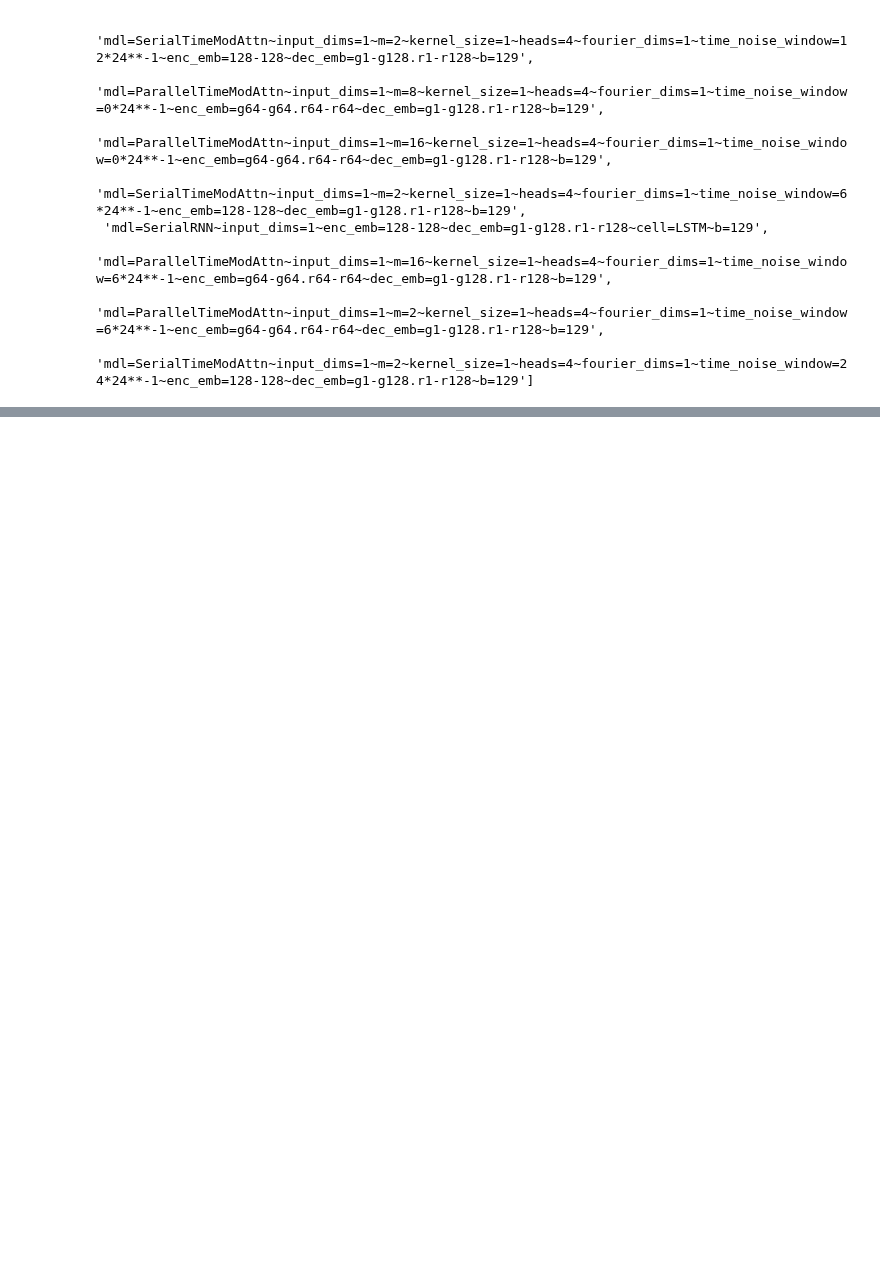
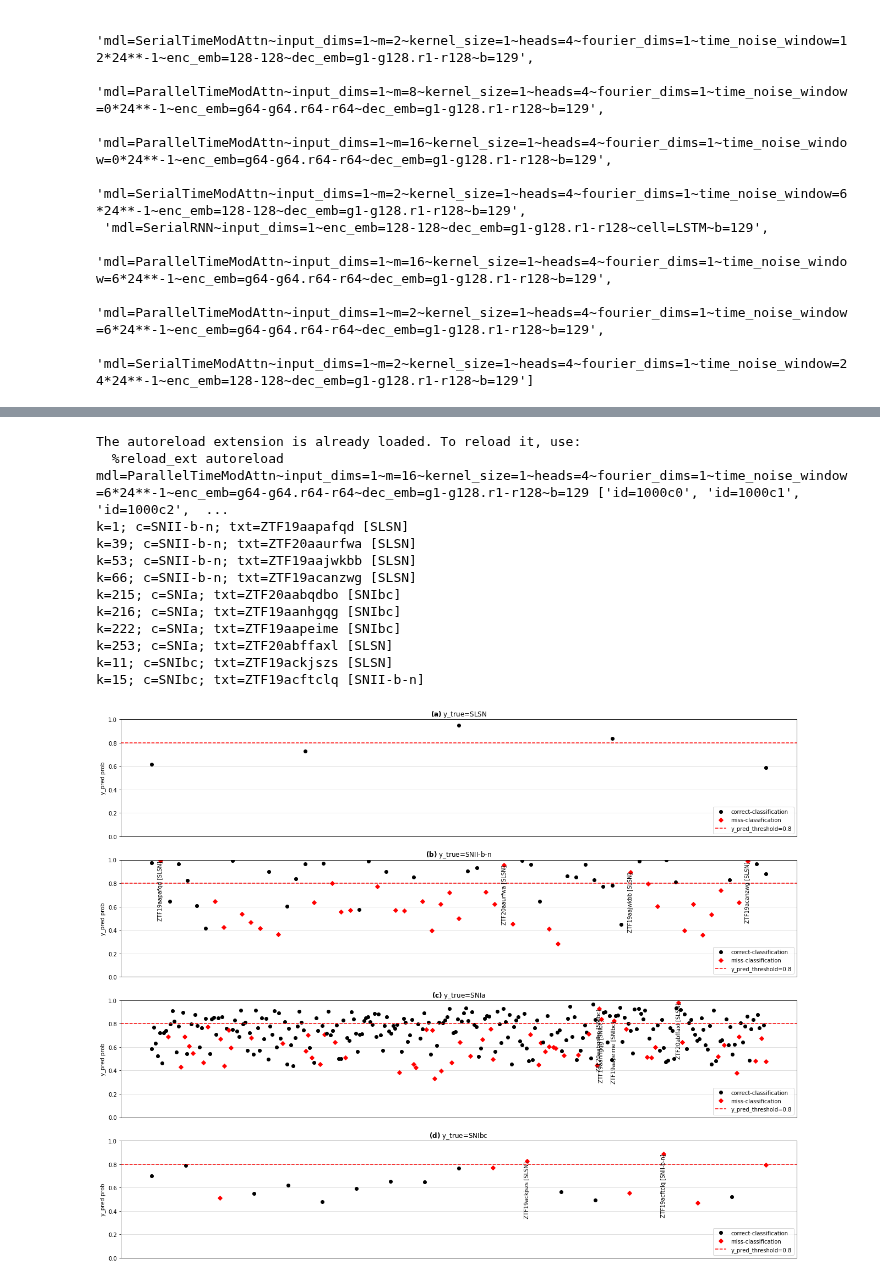
Before and after one commit to opimentel-github/astro-lightcurves-classifier, a Jupyter notebook: experiments/missclassifications.ipynb, the cells around one changed output, grey strips where cells are left out. Drawn from its saved outputs; the diff is of its cells as text; code cells hidden in the pictures; blank space fills up the shorter version.

Commit message:
it's fine

```diff
--- a/experiments/missclassifications.ipynb
+++ b/experiments/missclassifications.ipynb
@@ -80,0 +43,50 @@ mdl=ParallelTimeModAttn~input_dims=1~m=16~kernel_size=1~heads=4~fourier_dims=1~t
+# %%
+%load_ext autoreload
+%autoreload 2
+import numpy as np
+import fuzzytools.files as ftfiles
+from fuzzytools.datascience import missclassifications
+import matplotlib.pyplot as plt
+
+model_name = 'mdl=ParallelTimeModAttn~input_dims=1~m=16~kernel_size=1~heads=4~fourier_dims=1~time_noise_window=6*24**-1~enc_emb=g64-g64.r64-r64~dec_emb=g1-g128.r1-r128~b=129'
+
+rootdir = '../save'
+train_mode = 'fine-tuning'
+load_roodir = f'{rootdir}/{model_name}/{train_mode}/performance/{cfilename}'
+files, files_ids = ftfiles.gather_files_by_kfold(load_roodir, kf, lcset_name,
+    fext='d',
+    disbalanced_kf_mode='ignore', # error oversampling
+    )
+print(f'{model_name} {files_ids}({len(files_ids)}#)')
+file = files[0]
+days = file()['days']
+days_predictions = file()['days_predictions'][days[-1]]
+y_pred_p = days_predictions['y_pred_p']
+y_true = days_predictions['y_true']
+class_names = file()['class_names']
+obj_ids = file()['lcobj_names']
+
+missclassifications.plot_missclassification_map(y_pred_p, y_true, class_names,
+    obj_ids=obj_ids,
+    pred_prob_th=.8, # None .5
+    fontsize=10,
+    figsize=(22,18),
+    legend_loc='lower right',
+    verbose=1,
+    )
+plt.show()
+# %% [output]
+The autoreload extension is already loaded. To reload it, use:
+  %reload_ext autoreload
+mdl=ParallelTimeModAttn~input_dims=1~m=16~kernel_size=1~heads=4~fourier_dims=1~time_noise_window=6*24**-1~enc_emb=g64-g64.r64-r64~dec_emb=g1-g128.r1-r128~b=129 ['id=1000c0', 'id=1000c1', 'id=1000c2',  ...
+k=1; c=SNII-b-n; txt=ZTF19aapafqd [SLSN]
+k=39; c=SNII-b-n; txt=ZTF20aaurfwa [SLSN]
+k=53; c=SNII-b-n; txt=ZTF19aajwkbb [SLSN]
+k=66; c=SNII-b-n; txt=ZTF19acanzwg [SLSN]
+k=215; c=SNIa; txt=ZTF20aabqdbo [SNIbc]
+k=216; c=SNIa; txt=ZTF19aanhgqg [SNIbc]
+k=222; c=SNIa; txt=ZTF19aapeime [SNIbc]
+k=253; c=SNIa; txt=ZTF20abffaxl [SLSN]
+k=11; c=SNIbc; txt=ZTF19ackjszs [SLSN]
+k=15; c=SNIbc; txt=ZTF19acftclq [SNII-b-n]
+[figure, added]
```
Also changed, not shown: parts of 1 cell of this notebook, 10 other files.
